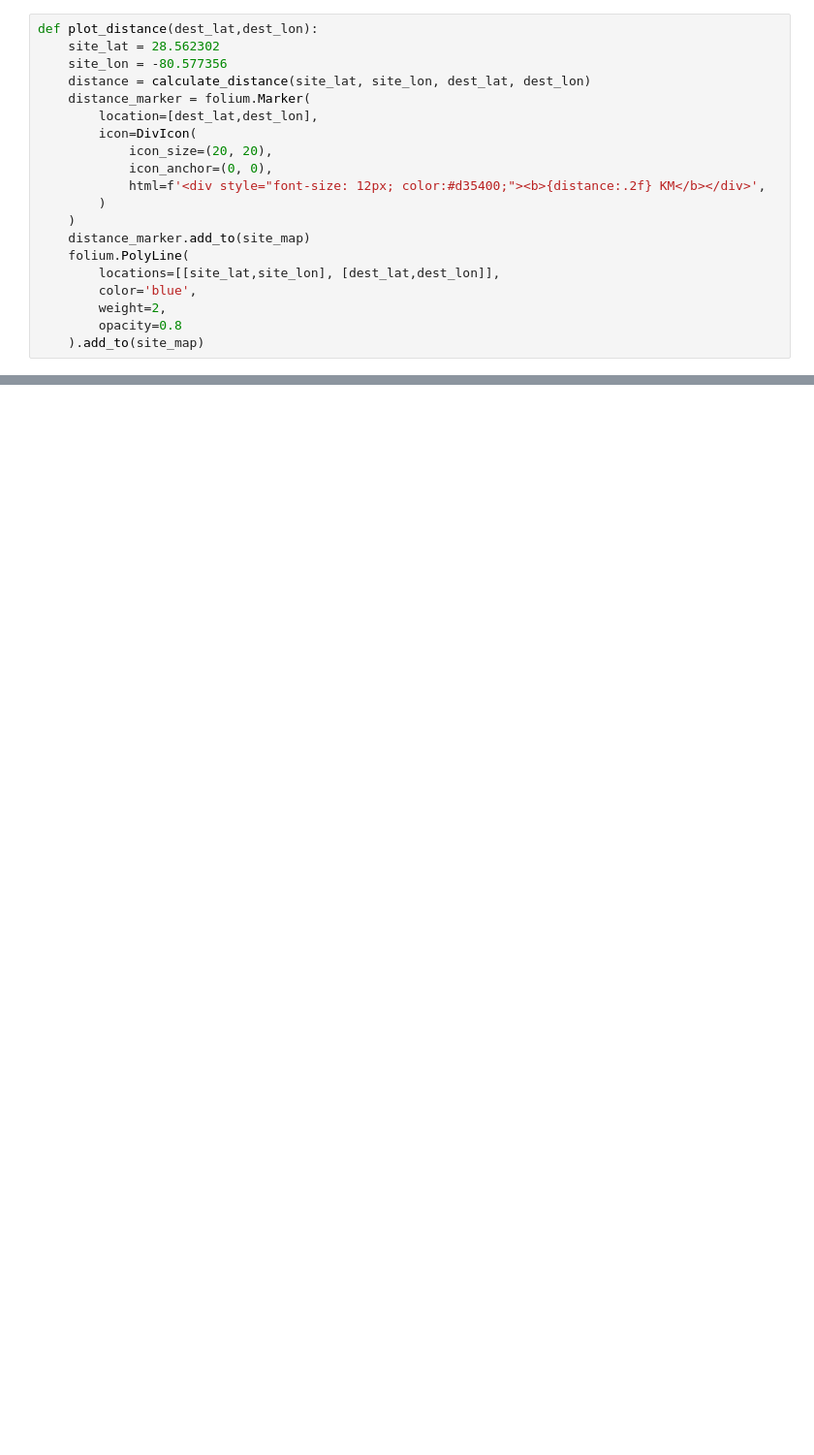
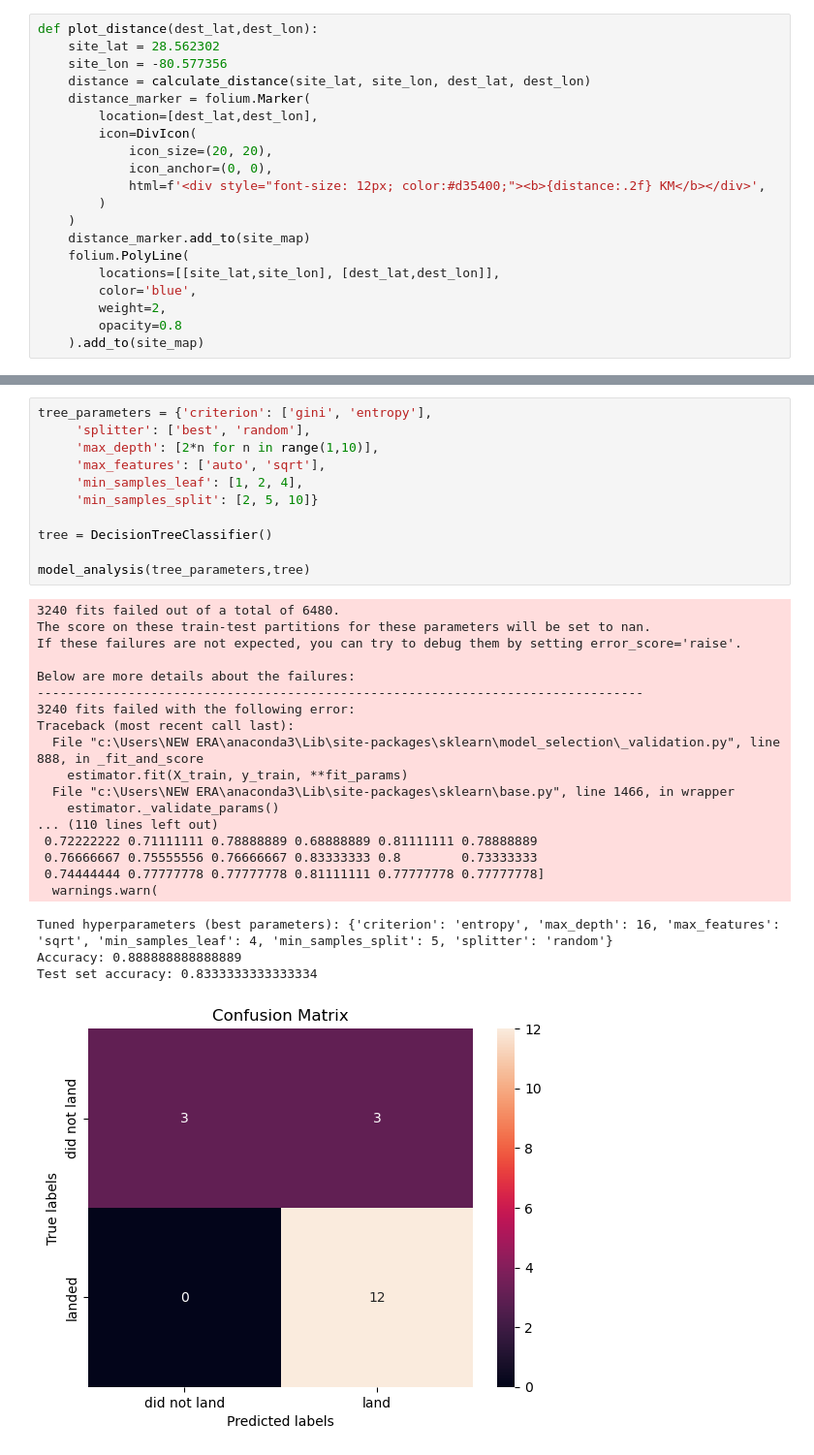
Before and after one commit to chipwayambokomas/IBM-CAPSTONE-PROJECT, a Jupyter notebook: main.ipynb, the cells around one changed output, grey strips where cells are left out. Shown at 97% size. Drawn from its saved outputs; the diff is of its cells as text; blank space fills up the shorter version.

```diff
--- a/main.ipynb
+++ b/main.ipynb
@@ -1018,0 +1142,33 @@ site_map
+# %%
+tree_parameters = {'criterion': ['gini', 'entropy'],
+     'splitter': ['best', 'random'],
+     'max_depth': [2*n for n in range(1,10)],
+     'max_features': ['auto', 'sqrt'],
+     'min_samples_leaf': [1, 2, 4],
+     'min_samples_split': [2, 5, 10]}
+
+tree = DecisionTreeClassifier()
+
+model_analysis(tree_parameters,tree)
+# %% [output]
+3240 fits failed out of a total of 6480.
+The score on these train-test partitions for these parameters will be set to nan.
+If these failures are not expected, you can try to debug them by setting error_score='raise'.
+
+Below are more details about the failures:
+--------------------------------------------------------------------------------
+3240 fits failed with the following error:
+Traceback (most recent call last):
+  File "c:\Users\NEW ERA\anaconda3\Lib\site-packages\sklearn\model_selection\_validation.py", line 888, in _fit_and_score
+    estimator.fit(X_train, y_train, **fit_params)
+  File "c:\Users\NEW ERA\anaconda3\Lib\site-packages\sklearn\base.py", line 1466, in wrapper
+    estimator._validate_params()
+... (110 lines left out)
+ 0.72222222 0.71111111 0.78888889 0.68888889 0.81111111 0.78888889
+ 0.76666667 0.75555556 0.76666667 0.83333333 0.8        0.73333333
+ 0.74444444 0.77777778 0.77777778 0.81111111 0.77777778 0.77777778]
+  warnings.warn(
+Tuned hyperparameters (best parameters): {'criterion': 'entropy', 'max_depth': 16, 'max_features': 'sqrt', 'min_samples_leaf': 4, 'min_samples_split': 5, 'splitter': 'random'}
+Accuracy: 0.888888888888889
+Test set accuracy: 0.8333333333333334
+[figure, added]
```
Also changed, not shown: parts of 14 cells of this notebook.
